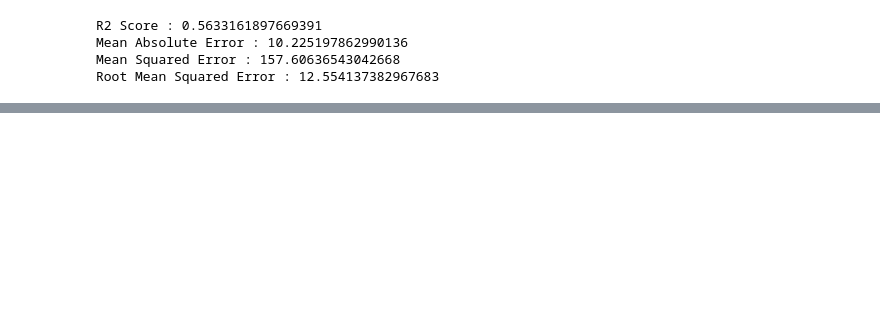
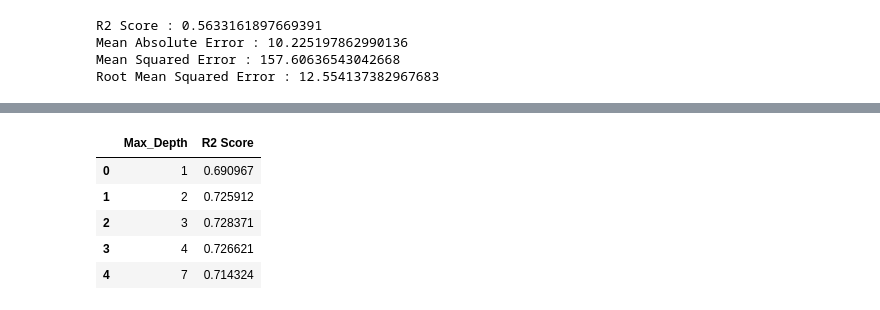
Before and after one commit to sonjoy1s/kaggle_project, a Jupyter notebook: Exam_Score_Prediction_Dataset.ipynb, the cells around one changed output, grey strips where cells are left out. Drawn from its saved outputs; the diff is of its cells as text; code cells hidden in the pictures; blank space fills up the shorter version.

```diff
--- a/Exam_Score_Prediction_Dataset.ipynb
+++ b/Exam_Score_Prediction_Dataset.ipynb
@@ -267,0 +450,24 @@ Root Mean Squared Error : 12.554137382967683
+# %%
+depths = [1,2,3,4,7]
+results = []
+
+for depth in depths:
+  model = GradientBoostingRegressor(
+      n_estimators=100,
+      learning_rate=0.1,
+      max_depth = depth,
+      random_state = 42
+
+  )
+  model.fit(X_train_scaled, y_train)
+  preds = model.predict(X_test_scaled)
+  results.append((depth, r2_score(y_test, preds)))
+
+pd.DataFrame(results, columns=["Max_Depth", "R2 Score"])
+# %% [output]
+|  | Max_Depth | R2 Score |
+| 0 | 1 | 0.690967 |
+| 1 | 2 | 0.725912 |
+| 2 | 3 | 0.728371 |
+| 3 | 4 | 0.726621 |
+| 4 | 7 | 0.714324 |
```
Also changed, not shown: parts of 13 cells of this notebook.
